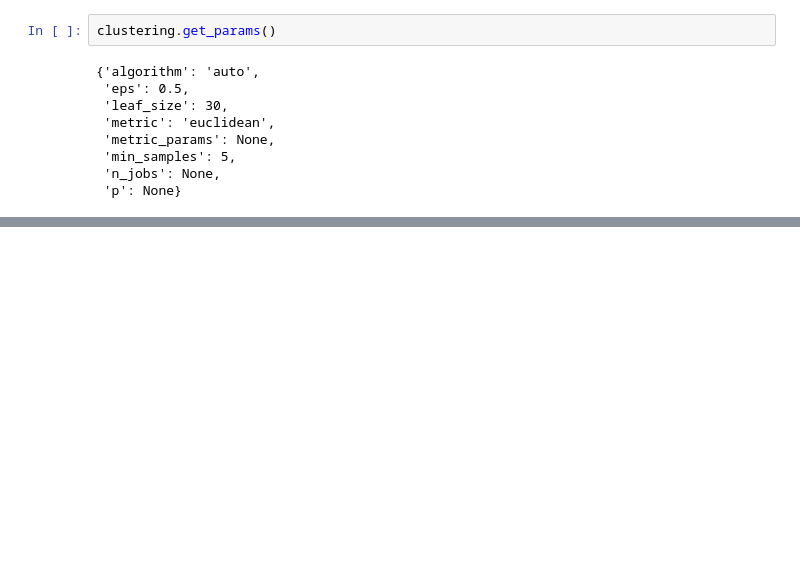
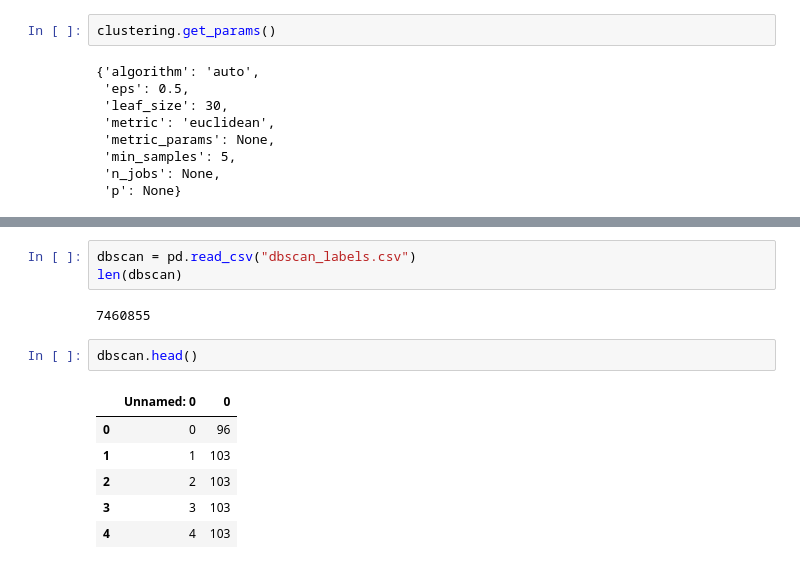
Before and after one commit to erikapaceep/eth_fraud_detection, a Jupyter notebook: DBSCAN.ipynb, the cells around one changed output, grey strips where cells are left out. Drawn from its saved outputs; the diff is of its cells as text; blank space fills up the shorter version.

Commit message:
add DBSCAN

```diff
--- a/DBSCAN.ipynb
+++ b/DBSCAN.ipynb
@@ -186,3 +190,17 @@ Sat Jul 15 12:22:59 2023
 |=======================================================================================|
 |  No running processes found                                                           |
 +---------------------------------------------------------------------------------------+
+# %%
+dbscan = pd.read_csv("dbscan_labels.csv")
+len(dbscan)
+# %% [output]
+7460855
+# %%
+dbscan.head()
+# %% [output]
+|  | Unnamed: 0 | 0 |
+| 0 | 0 | 96 |
+| 1 | 1 | 103 |
+| 2 | 2 | 103 |
+| 3 | 3 | 103 |
+| 4 | 4 | 103 |
```
Also changed, not shown: parts of 10 cells of this notebook, 14 other files.
